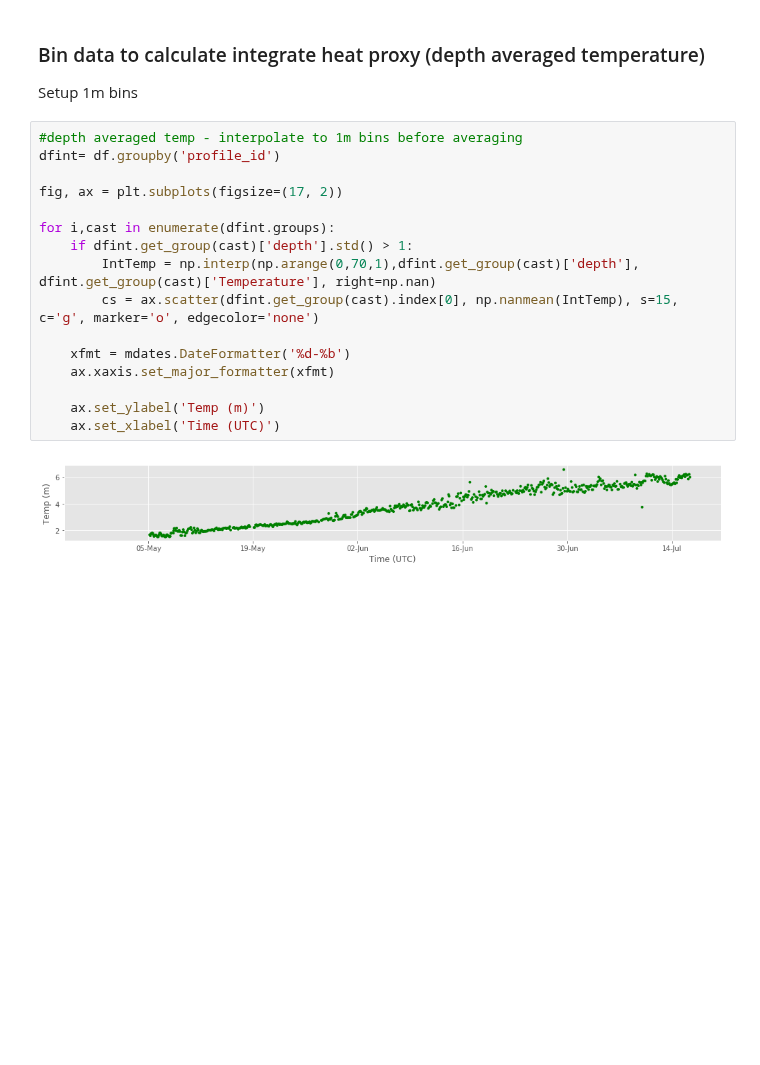
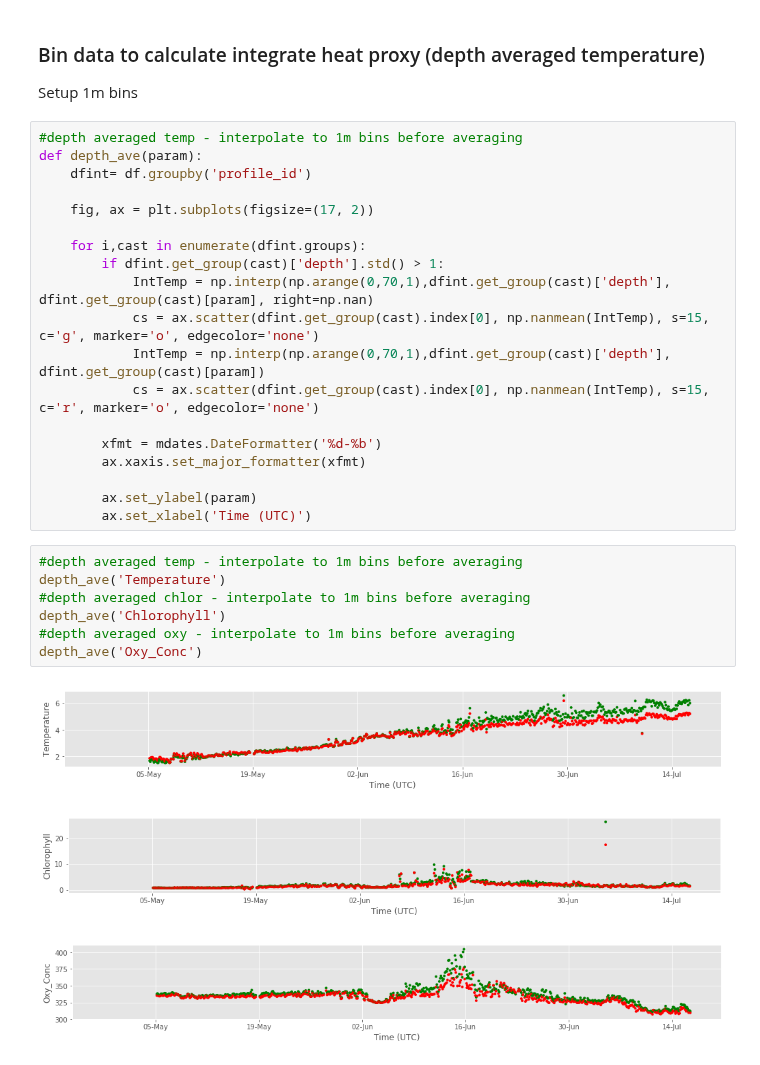
Before and after one commit to NOAA-PMEL/EcoFOCI_Jupyter_Notebooks, a Jupyter notebook: PrawlerDeployments/ERDDAP_PMEL_erddapy_Prawler_18MTITAEPR.ipynb, the cells around one changed output. Cells and saved outputs as stored; diff of their text form; blank space fills up the shorter version.

```diff
--- a/PrawlerDeployments/ERDDAP_PMEL_erddapy_Prawler_18MTITAEPR.ipynb
+++ b/PrawlerDeployments/ERDDAP_PMEL_erddapy_Prawler_18MTITAEPR.ipynb
@@ -352,19 +352,31 @@ fig = plot_salvtemp(df['Salinity'],df['Temperature'],df['depth'])
 Setup 1m bins
 # %%
 #depth averaged temp - interpolate to 1m bins before averaging
-dfint= df.groupby('profile_id')
+def depth_ave(param):
+    dfint= df.groupby('profile_id')
 
-fig, ax = plt.subplots(figsize=(17, 2))
+    fig, ax = plt.subplots(figsize=(17, 2))
 
-for i,cast in enumerate(dfint.groups):
-    if dfint.get_group(cast)['depth'].std() > 1:
-        IntTemp = np.interp(np.arange(0,70,1),dfint.get_group(cast)['depth'], dfint.get_group(cast)['Temperature'], right=np.nan)
-        cs = ax.scatter(dfint.get_group(cast).index[0], np.nanmean(IntTemp), s=15, c='g', marker='o', edgecolor='none')
+    for i,cast in enumerate(dfint.groups):
+        if dfint.get_group(cast)['depth'].std() > 1:
+            IntTemp = np.interp(np.arange(0,70,1),dfint.get_group(cast)['depth'], dfint.get_group(cast)[param], right=np.nan)
+            cs = ax.scatter(dfint.get_group(cast).index[0], np.nanmean(IntTemp), s=15, c='g', marker='o', edgecolor='none')
+            IntTemp = np.interp(np.arange(0,70,1),dfint.get_group(cast)['depth'], dfint.get_group(cast)[param])
+            cs = ax.scatter(dfint.get_group(cast).index[0], np.nanmean(IntTemp), s=15, c='r', marker='o', edgecolor='none')
 
-    xfmt = mdates.DateFormatter('%d-%b')
-    ax.xaxis.set_major_formatter(xfmt)
+        xfmt = mdates.DateFormatter('%d-%b')
+        ax.xaxis.set_major_formatter(xfmt)
 
-    ax.set_ylabel('Temp (m)')
-    ax.set_xlabel('Time (UTC)')
+        ax.set_ylabel(param)
+        ax.set_xlabel('Time (UTC)')
-# %% [output]
-[figure, removed]
+# %%
+#depth averaged temp - interpolate to 1m bins before averaging
+depth_ave('Temperature')
+#depth averaged chlor - interpolate to 1m bins before averaging
+depth_ave('Chlorophyll')
+#depth averaged oxy - interpolate to 1m bins before averaging
+depth_ave('Oxy_Conc')
+# %% [output]
+[figure, added]
+[figure, added]
+[figure, added]
```
Also changed, not shown: 2 other files.
